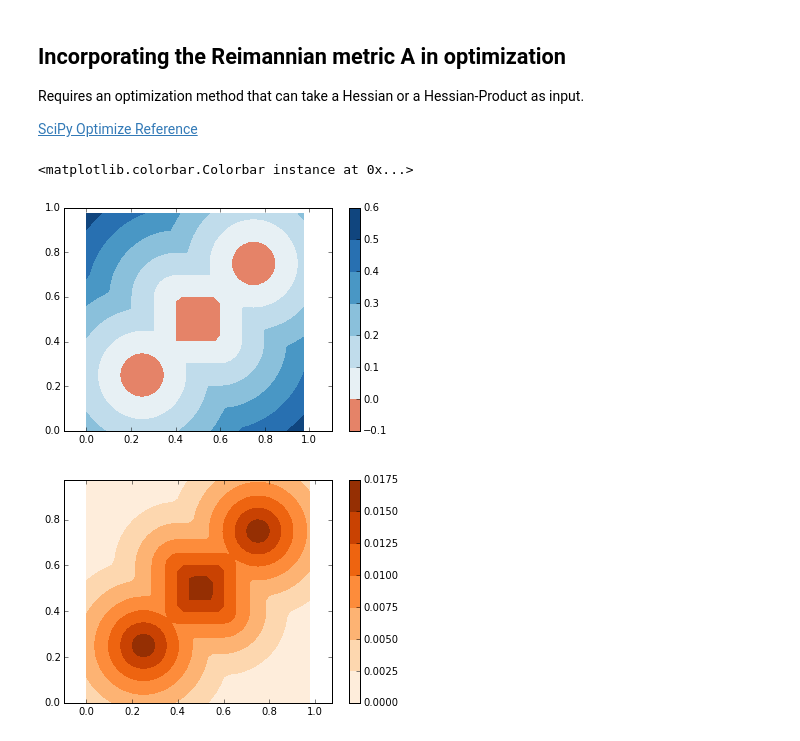
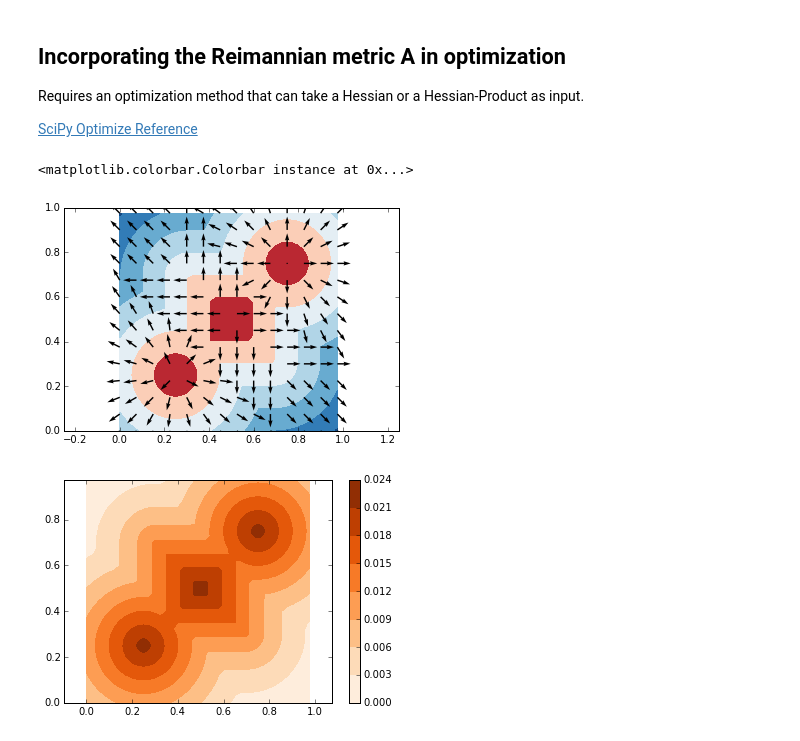
Before and after one commit to siddhss5/notebooks, a Jupyter notebook: FunctionalGradientOptimization.ipynb, the cells around one changed output. Saved outputs shown, nothing was run; the diff lists cells and outputs as text; code cells hidden in the pictures.

Commit message:
Fixed bug in SDF gradients, and added quiver plot

```diff
--- a/FunctionalGradientOptimization.ipynb
+++ b/FunctionalGradientOptimization.ipynb
@@ -40,7 +40,7 @@ class SDFAABB(object):
             sdf = np.linalg.norm(pos)
             i = np.where(diff >= 0.)
         sdfgrad[i] = 1
-        sdfgrad = sdfgrad/np.linalg.norm(sdfgrad)
+        sdfgrad = np.sign(p - self.x)*sdfgrad/np.linalg.norm(sdfgrad)
         return sdf, sdfgrad
     def sdf(self, p):
         return self.sdfandgrad(p)[0]
@@ -54,7 +54,7 @@ class SDFSoup(object):
         return np.min([s.sdf(p) for s in self.geoms])
     def sdfgrad(self, p):
         i = np.argmin([s.sdf(p) for s in self.geoms])
-        return self.spheres[i].sdfgrad(p)
+        return self.geoms[i].sdfgrad(p)
 # %%
 geoms = []
 geoms.append(SDFSphere(np.asarray([0.25, 0.25]), 0.2))
@@ -84,27 +84,28 @@ class MidpointNormalize(Normalize):
 # %%
 delta = 0.025
 x = np.arange(0, 1.0, delta)
 y = np.arange(0, 1.0, delta)
 X, Y = np.meshgrid(x, y)
 pts = np.vstack((X.flatten(), Y.flatten())).T
-Z = np.asarray([sdf.sdf(p) for p in pts])
+SDF = np.asarray([sdf.sdf(p) for p in pts])
+SDFgrad = np.asarray([sdf.sdfgrad(p) for p in pts])
+SDFgrad = SDFgrad.reshape((X.shape[0], X.shape[1], SDFgrad.shape[1]))
+norm = MidpointNormalize(midpoint=0.)
+plt.contourf(X, Y, SDF.reshape(X.shape), norm=norm, cmap=plt.cm.RdBu)
+plt.hold()
+plt.quiver(X[::3, ::3], Y[::3, ::3], SDFgrad[::3, ::3, 0], SDFgrad[::3, ::3, 1], units='width')
+plt.axis('equal')
 eps = 0.5
 k = 0.1
-C = np.asarray([c(z, eps, k) for z in Z])
-Z = Z.reshape(X.shape)
-C = C.reshape(X.shape)
-norm = MidpointNormalize(midpoint=0.)
-CS = plt.contourf(X, Y, Z, norm=norm, cmap=plt.cm.RdBu)
-plt.axis('equal')
-plt.colorbar()
+C = np.asarray([c(z, eps, k) for z in SDF])
 plt.figure()
 plt.axis('equal')
-CS = plt.contourf(X, Y, C, cmap=plt.cm.Oranges)
+CS = plt.contourf(X, Y, C.reshape(X.shape), cmap=plt.cm.Oranges)
 plt.colorbar()
 # %% [output]
 <matplotlib.colorbar.Colorbar instance at 0x...>
-[figure, old version]
+[figure, new version]
-[figure, old version]
+[figure, new version]
 # %%
 class CHOMP(object):
     def __init__(self, sdf):
```
Also changed, not shown: parts of 2 cells of this notebook.
